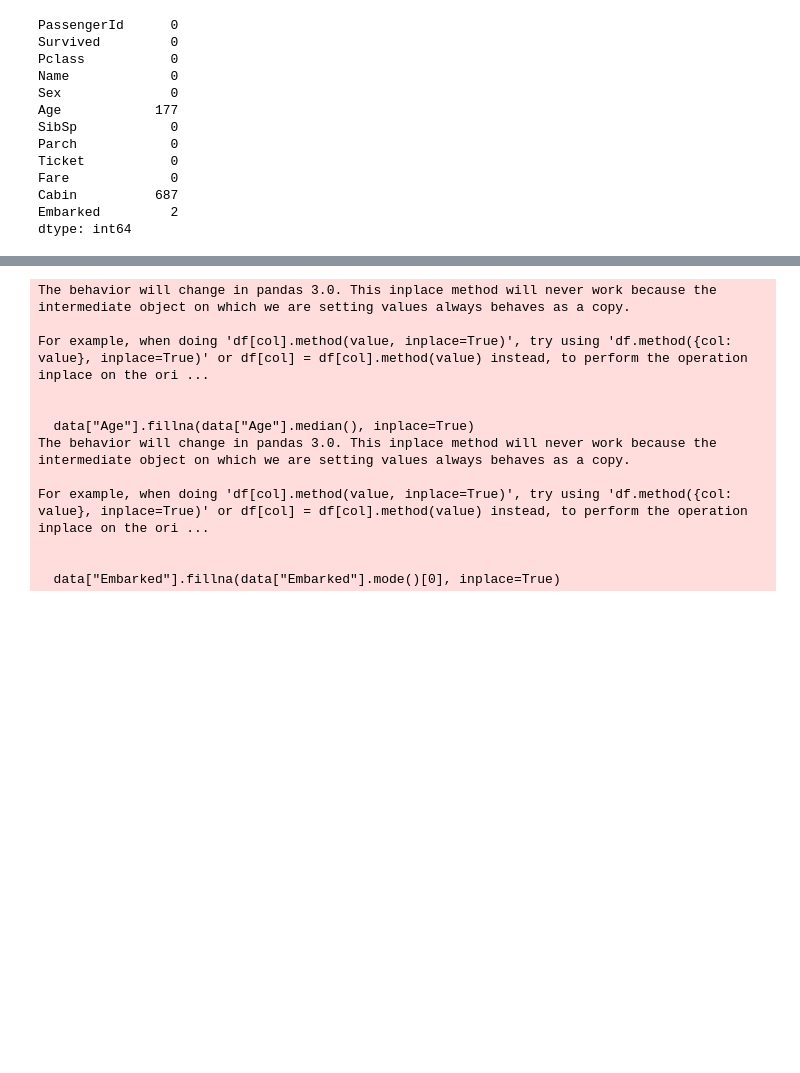
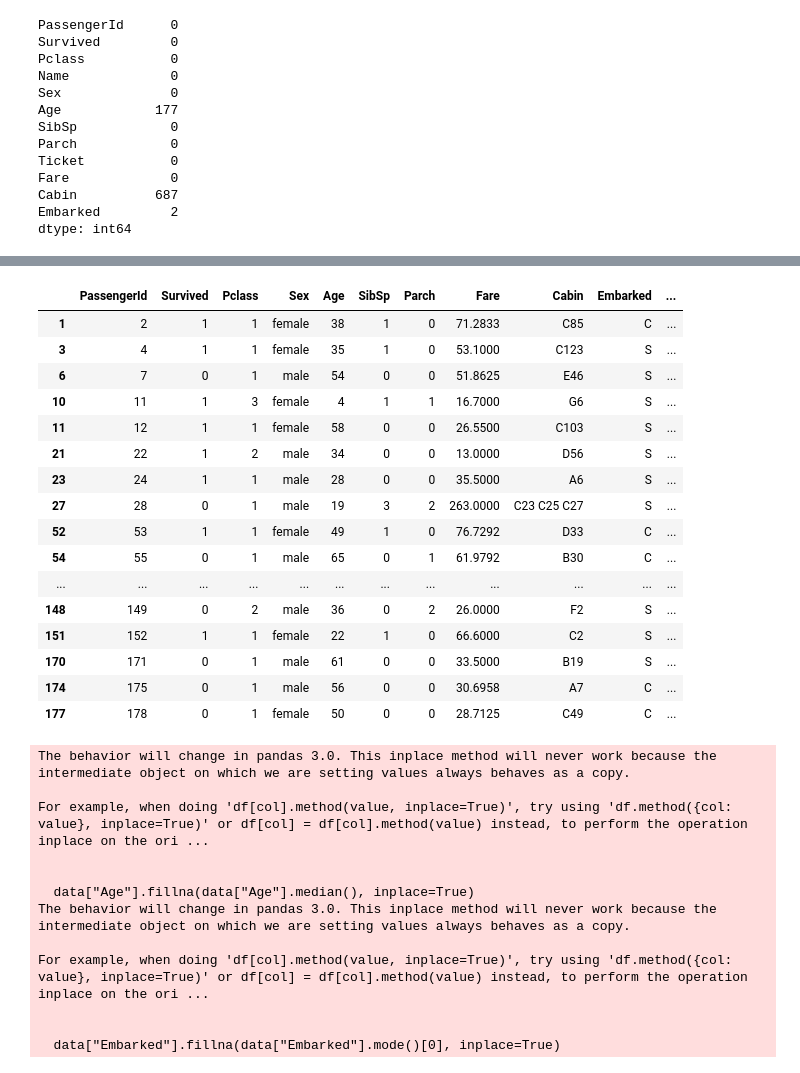
Before and after one commit to arjunhareeshs/First_Small_E2E--SVM, a Jupyter notebook: SVM.ipynb, the cells around one changed output, grey strips where cells are left out. Saved outputs shown, nothing was run; the diff lists cells and outputs as text; code cells hidden in the pictures; blank space fills up the shorter version.

```diff
--- a/SVM.ipynb
+++ b/SVM.ipynb
@@ -72,7 +72,26 @@ data.head()
 data.drop(['Name','Ticket'], axis=1, inplace=True)
 # %%
 data["CabinDeck"] = data["Cabin"].astype(str).str[0]
-data["CabinDeck"] = data["CabinDeck"].replace("n", "U")
+# %%
+data.head(30)
+# %% [output]
+|  | PassengerId | Survived | Pclass | Sex | Age | SibSp | Parch | Fare | Cabin | Embarked | ... |
+| 1 | 2 | 1 | 1 | female | 38 | 1 | 0 | 71.2833 | C85 | C | ... |
+| 3 | 4 | 1 | 1 | female | 35 | 1 | 0 | 53.1000 | C123 | S | ... |
+| 6 | 7 | 0 | 1 | male | 54 | 0 | 0 | 51.8625 | E46 | S | ... |
+| 10 | 11 | 1 | 3 | female | 4 | 1 | 1 | 16.7000 | G6 | S | ... |
+| 11 | 12 | 1 | 1 | female | 58 | 0 | 0 | 26.5500 | C103 | S | ... |
+| 21 | 22 | 1 | 2 | male | 34 | 0 | 0 | 13.0000 | D56 | S | ... |
+| 23 | 24 | 1 | 1 | male | 28 | 0 | 0 | 35.5000 | A6 | S | ... |
+| 27 | 28 | 0 | 1 | male | 19 | 3 | 2 | 263.0000 | C23 C25 C27 | S | ... |
+| 52 | 53 | 1 | 1 | female | 49 | 1 | 0 | 76.7292 | D33 | C | ... |
+| 54 | 55 | 0 | 1 | male | 65 | 0 | 1 | 61.9792 | B30 | C | ... |
+| ... | ... | ... | ... | ... | ... | ... | ... | ... | ... | ... | ... |
+| 148 | 149 | 0 | 2 | male | 36 | 0 | 2 | 26.0000 | F2 | S | ... |
+| 151 | 152 | 1 | 1 | female | 22 | 1 | 0 | 66.6000 | C2 | S | ... |
+| 170 | 171 | 0 | 1 | male | 61 | 0 | 0 | 33.5000 | B19 | S | ... |
+| 174 | 175 | 0 | 1 | male | 56 | 0 | 0 | 30.6958 | A7 | C | ... |
+| 177 | 178 | 0 | 1 | female | 50 | 0 | 0 | 28.7125 | C49 | C | ... |
 # %%
 data["Age"].fillna(data["Age"].median(), inplace=True)
 data["Embarked"].fillna(data["Embarked"].mode()[0], inplace=True)
```
Also changed, not shown: parts of 3 cells of this notebook, 1 other file.
